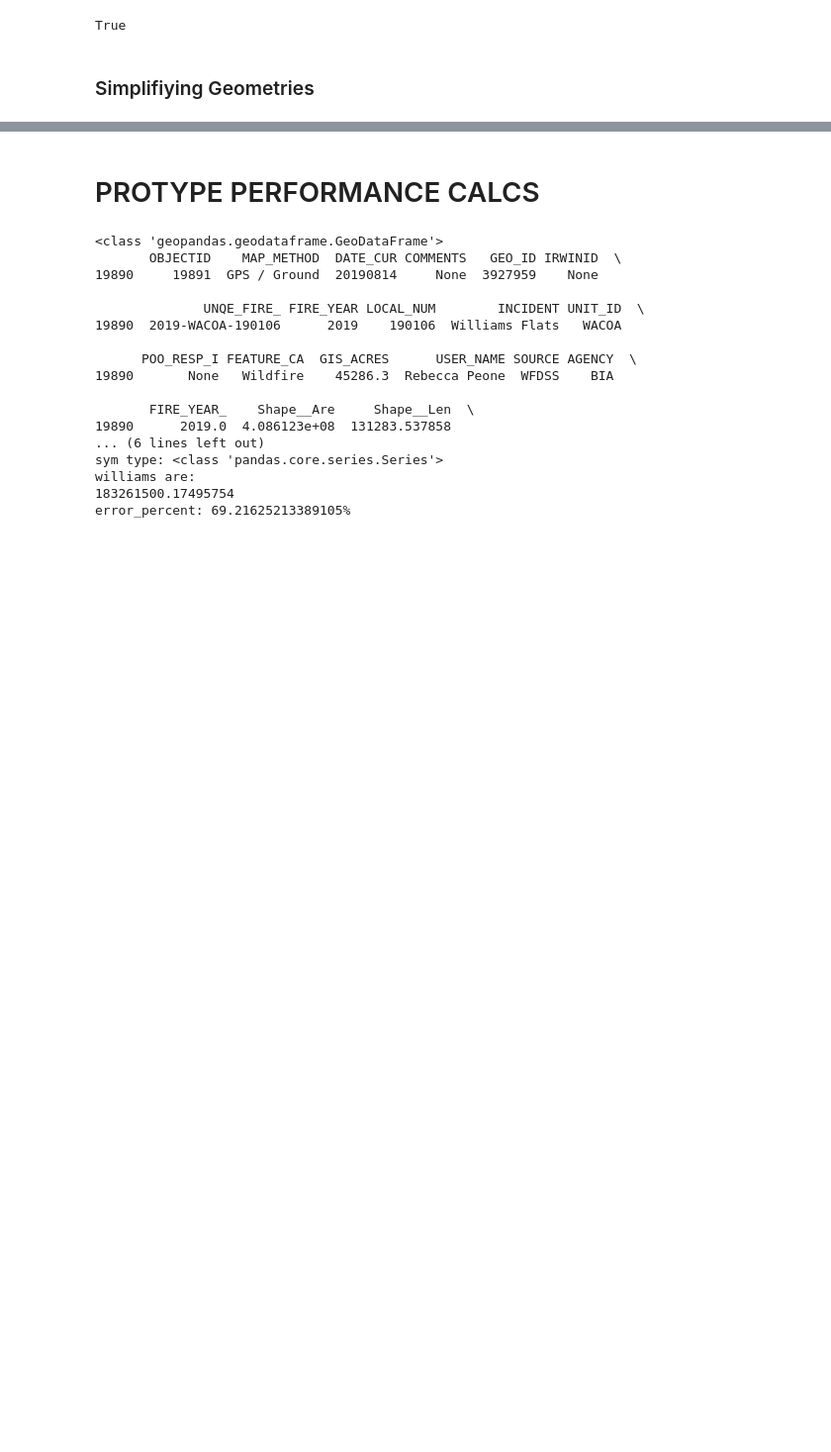
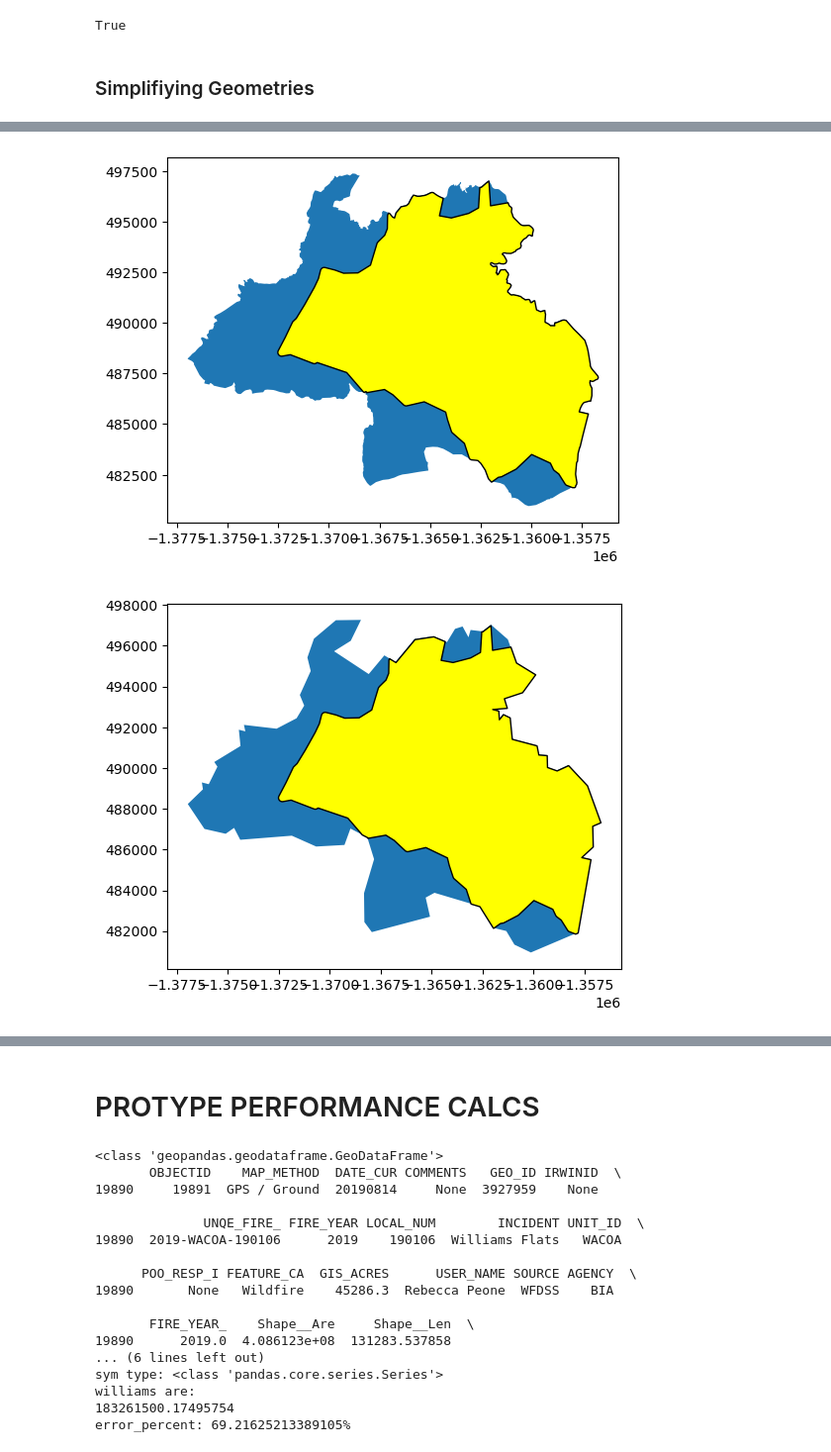
Before and after one commit to ksharonin/feds-benchmarking, a Jupyter notebook: scratchworkNIFC.ipynb, the cells around one changed output, grey strips where cells are left out. Shown: that part at 99% size. Cells and saved outputs as stored; diff of their text form; code cells hidden in the pictures; blank space fills up the shorter version.

Commit message:
finished prototype simplif procedure + ipynb demo for IOU

```diff
--- a/scratchworkNIFC.ipynb
+++ b/scratchworkNIFC.ipynb
@@ -717,0 +705,71 @@ True
+# %%
+# try: simply geoms
+# finalized_williams.plot() # feds
+# fetched.plot(facecolor="yellow", edgecolor="black")
+
+print(type(fetched))
+# enter in for series -> need geom
+type(fetched.geometry)
+# simp = fetched.geometry.simplify(100)
+# simp.plot()
+# fetched.geometry.simplify(200).plot()
+isinstance(fetched, gpd.GeoDataFrame)
+# fetched.geometry.simplify(300).plot()
+
+case0 = fetched
+case200 =fetched.geometry.simplify(200)
+case300 = fetched.geometry.simplify(300)
+
+# FOR DEMO
+# try intersecting
+ax0 = fetched.plot()
+inter0 = gpd.overlay(fetched, lowest, how='intersection')
+inter0.plot(facecolor="yellow", edgecolor="black",ax=ax0)
+
+case200 = gpd.GeoDataFrame(geometry=gpd.GeoSeries(case200))
+ax200 = case200.plot()
+# print(type(case200))
+inter200 = gpd.overlay(case200, lowest, how='intersection')
+inter200.plot(facecolor="yellow", edgecolor="black",ax=ax200)
+
+case300 = gpd.GeoDataFrame(geometry=gpd.GeoSeries(case300))
+ax300 = case300.plot()
+# print(type(case300))
+inter300 = gpd.overlay(case300, lowest, how='intersection')
+inter300.plot(facecolor="yellow", edgecolor="black",ax=ax300)
+
+union0 = gpd.overlay(case0, lowest, how='union')
+union200 = gpd.overlay(case200, lowest, how='union')
+union300 = gpd.overlay(case300, lowest, how='union')
+
+# per each: get area and divide for ratios]
+print('UNION0:')
+print(type(union0.geometry.area))
+# iterate and sume union0 area
+sum1 = 0
+for i in range(union0.geometry.area.shape[0]):
+    sum1 += union0.geometry.area[i]
+iou0 = inter0.geometry.area.item() / sum1
+
+sum2 = 0
+for i in range(union200.geometry.area.shape[0]):
+    sum2 += union200.geometry.area[i]
+iou200 = inter200.geometry.area.item() / sum2
+
+sum3 = 0
+for i in range(union300.geometry.area.shape[0]):
+    sum3 += union300.geometry.area[i]
+iou300 = inter300.geometry.area.item() / sum3
+
+print('')
+print('IOU0 CALCULATION')
+print(iou0)
+
+print('')
+print('IOU200 CALCULATION')
+print(iou200)
+
+print('')
+print('IOU300 CALCULATION')
+print(iou300)
+# %% [output]
@@ -717,0 +788,2 @@ True
+[figure, added]
+[figure, added]
```
Also changed, not shown: parts of 3 cells of this notebook, 3 other files.
